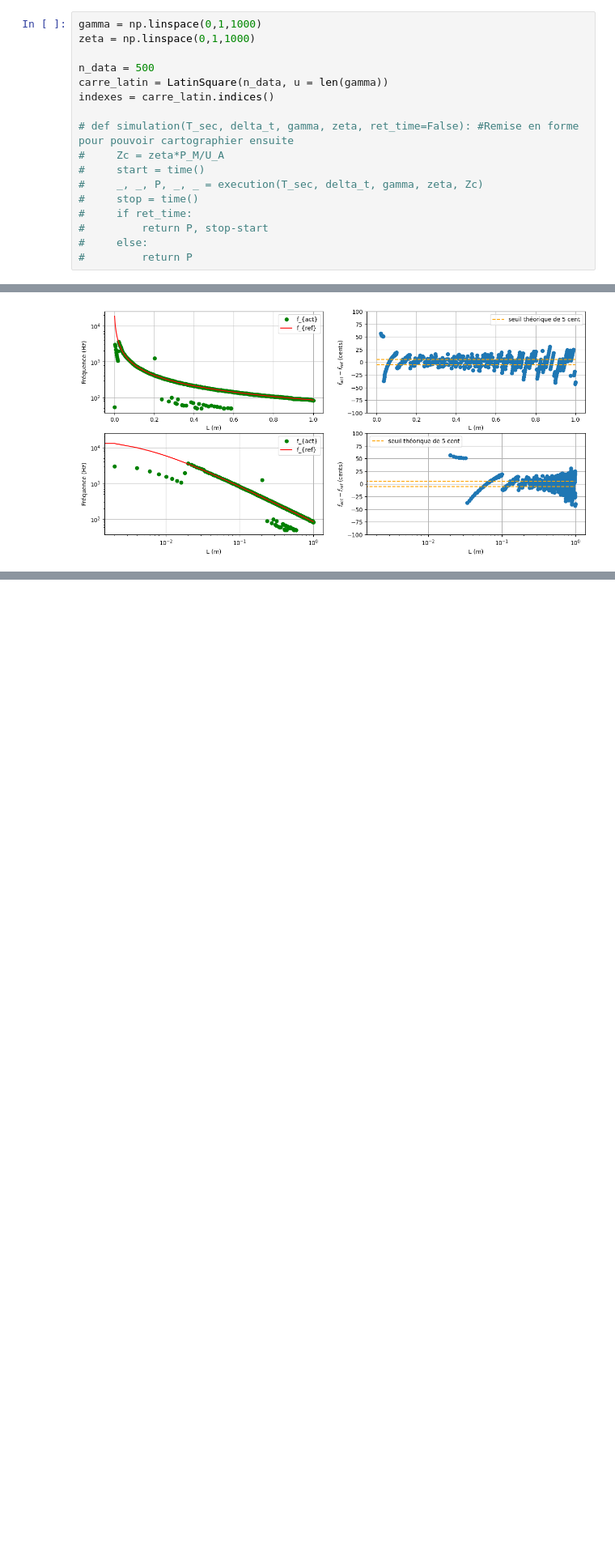
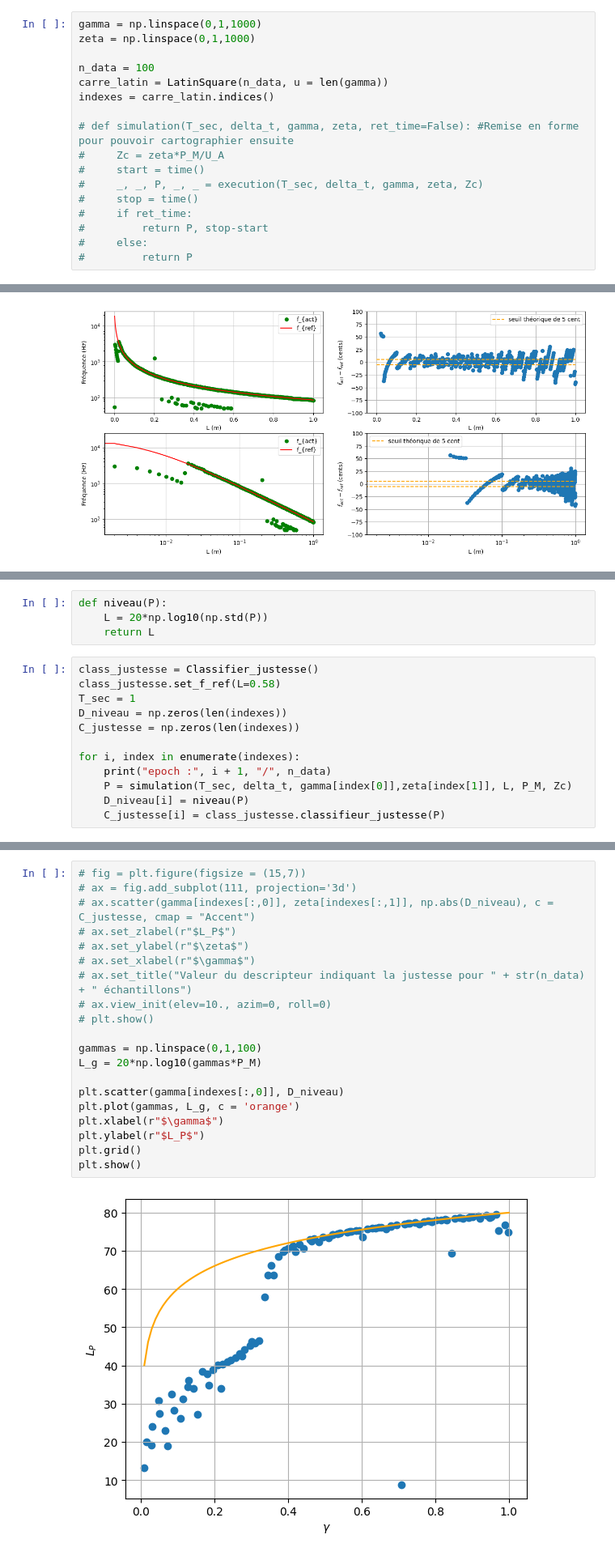
Before and after one commit to BaptisteHi/PAM-Virtual-Instrument, a Jupyter notebook: descripteur_clarinette.ipynb, the cells around one changed output, grey strips where cells are left out. Shown at 81% size. Saved outputs shown, nothing was run; the diff lists cells and outputs as text; blank space fills up the shorter version.

Commit message:
descripteur niveau et L(gamma) plus ou moins fit

```diff
--- a/descripteur_clarinette.ipynb
+++ b/descripteur_clarinette.ipynb
@@ -496,7 +496,7 @@ class LatinSquare :
 gamma = np.linspace(0,1,1000)
 zeta = np.linspace(0,1,1000)
 
-n_data = 500
+n_data = 100
 carre_latin = LatinSquare(n_data, u = len(gamma))
 indexes = carre_latin.indices()
 
@@ -1592,0 +1603,16 @@ display(Audio(P, rate = fs))
+# %%
+def niveau(P):
+    L = 20*np.log10(np.std(P))
+    return L
+# %%
+class_justesse = Classifier_justesse()
+class_justesse.set_f_ref(L=0.58)
+T_sec = 1
+D_niveau = np.zeros(len(indexes))
+C_justesse = np.zeros(len(indexes))
+
+for i, index in enumerate(indexes):
+    print("epoch :", i + 1, "/", n_data)
+    P = simulation(T_sec, delta_t, gamma[index[0]],zeta[index[1]], L, P_M, Zc)
+    D_niveau[i] = niveau(P)
+    C_justesse[i] = class_justesse.classifieur_justesse(P)
@@ -1592,0 +1637,22 @@ display(Audio(P, rate = fs))
+# %%
+# fig = plt.figure(figsize = (15,7))
+# ax = fig.add_subplot(111, projection='3d')
+# ax.scatter(gamma[indexes[:,0]], zeta[indexes[:,1]], np.abs(D_niveau), c = C_justesse, cmap = "Accent")
+# ax.set_zlabel(r"$L_P$")
+# ax.set_ylabel(r"$\zeta$")
+# ax.set_xlabel(r"$\gamma$")
+# ax.set_title("Valeur du descripteur indiquant la justesse pour " + str(n_data) + " échantillons")
+# ax.view_init(elev=10., azim=0, roll=0)
+# plt.show()
+
+gammas = np.linspace(0,1,100)
+L_g = 20*np.log10(gammas*P_M)
+
+plt.scatter(gamma[indexes[:,0]], D_niveau)
+plt.plot(gammas, L_g, c = 'orange')
+plt.xlabel(r"$\gamma$")
+plt.ylabel(r"$L_P$")
+plt.grid()
+plt.show()
+# %% [output]
+[figure, added]
```
Also changed, not shown: parts of 9 cells of this notebook.
